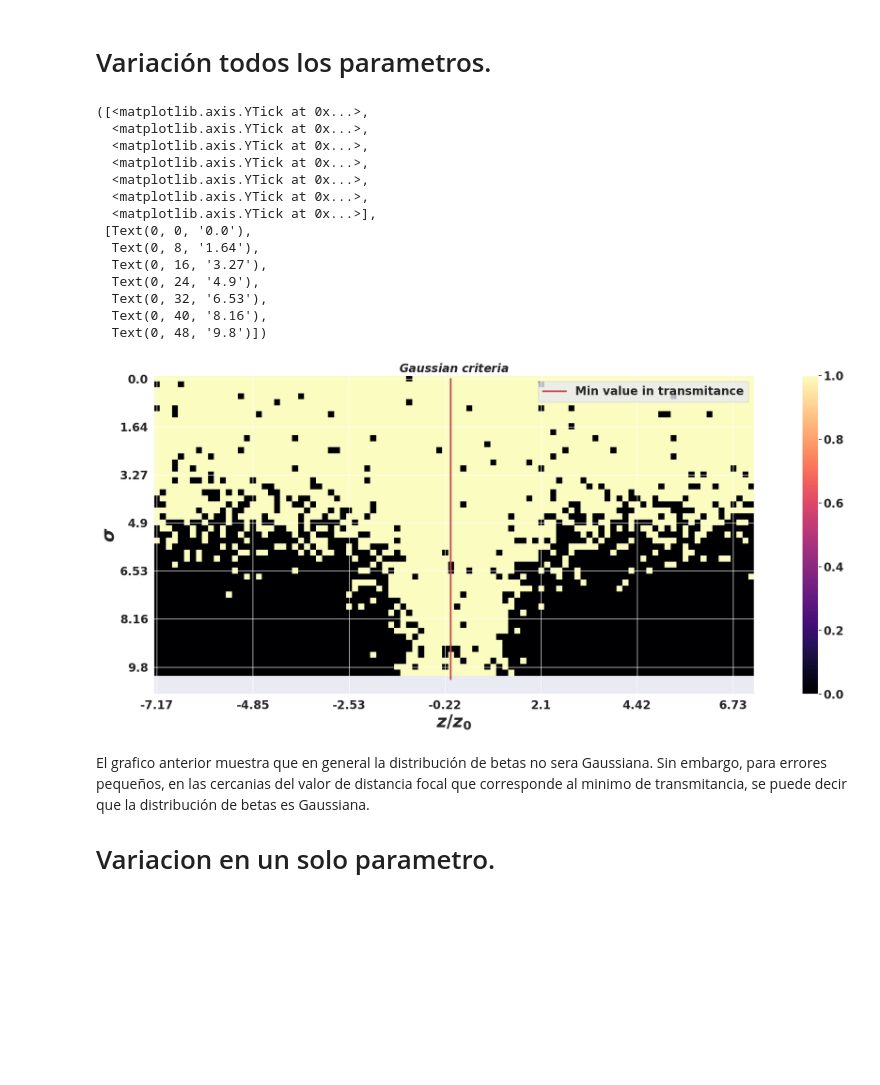
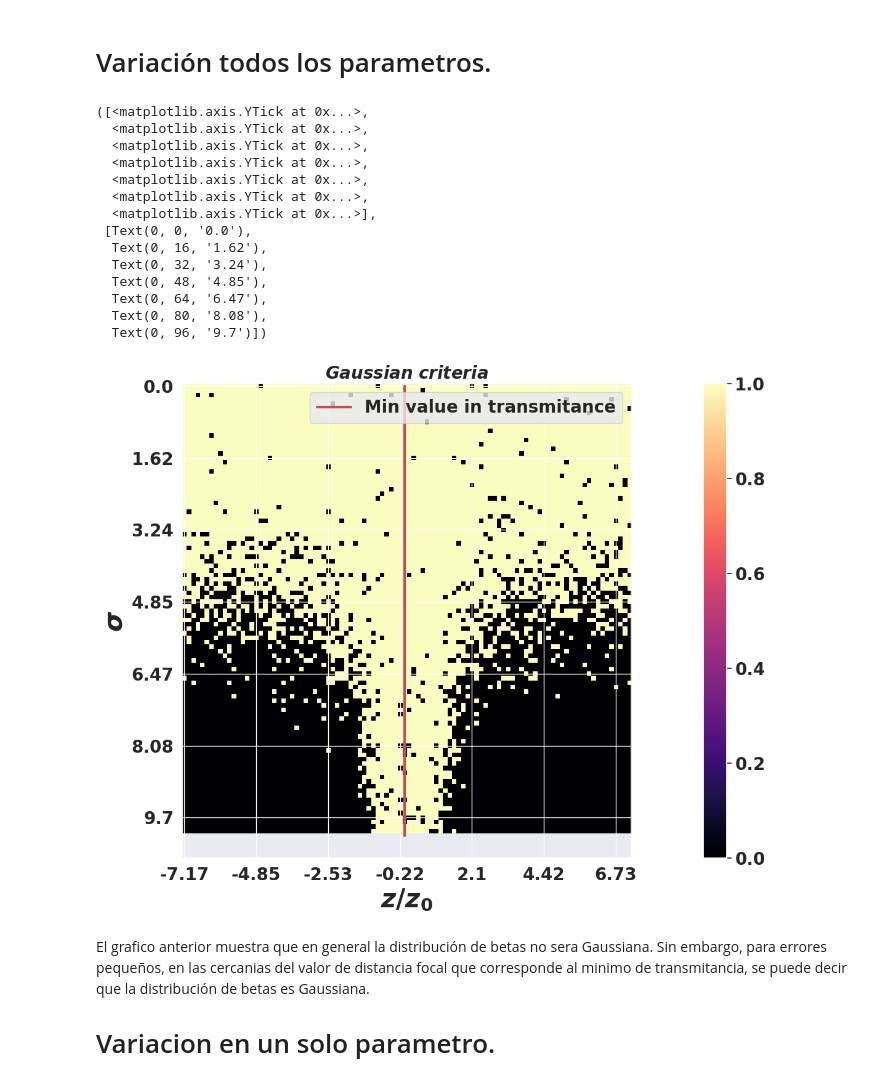
Before and after one commit to EstebanM-98/University_codes, a Jupyter notebook: TPA/ver_Gaussz.ipynb, the cells around one changed output. Cells and saved outputs as stored; diff of their text form; code cells hidden in the pictures; blank space fills up the shorter version.

```diff
--- a/TPA/ver_Gaussz.ipynb
+++ b/TPA/ver_Gaussz.ipynb
@@ -112,7 +112,7 @@ wl =790e-9 #central wavelength in (m)
 D = 2e-3 # beam diameter in (m)
 focal =15e-2 # Distance EFTL-sample (m)a
 Cf = 1.36 # beam correction coeff
-alfa = 2.64e-1 # linear absorption in (1/m)
+alfa = 2.6e-1 # linear absorption in (1/m)
 R =0.33 # reflection percentage
 freq = 90.6e6#Frecuencia en HZ
 w0 = 2.0*wl*focal*Cf/(np.pi*D) # beam waist
@@ -176,12 +176,12 @@ def dist_betas(N,desv,k,par):
 
         L_f = np.random.normal(L,L*er_L,1) # # thickness in (m).
         Pavg_f = np.random.normal(Pavg,Pavg*er_P,1) # Average power in (W)
-        Tp_f = abs(np.random.normal(Tp,Tp*er_T,1)) # Pulse width FWHM in (s). sech
+        Tp_f = np.random.normal(Tp,Tp*er_T,1) # Pulse width FWHM in (s). sech
         wl_f = np.random.normal(wl,wl*er_wl,1) #central wavelength in (m)
         D_f = np.random.normal(D,D*er_D,1) # beam diameter in (m)
         z_f = np.random.normal(z[k],abs(z[k])*er_z,1) # EFTL-sample distance (m)
         Cf_f = np.random.normal(Cf,Cf*er_Cf,1) # Beam correction factor
-        alfa_f =  abs(np.random.normal(alfa,alfa*er_a,1)) #linear absorption (1/m)
+        alfa_f = (np.random.normal(alfa,alfa*er_a,1)) #linear absorption (1/m)
         R_f = np.random.normal(R,R*er_R,1) # Reflectance
         freq_f = np.random.normal(freq,freq*er_freq,1) # Reflectance
         trans_f= np.random.normal(trans,abs(trans)*er_trans,1)
@@ -240,7 +240,7 @@ Nuestro proposito a continuación es verificar en general para que valores de er
 # %%
 beta_med=[]
 beta_sig=[]
-er_r=np.linspace(0.005,10,50) #Porcentaje de error
+er_r=np.linspace(0.005,10,100) #Porcentaje de error
 final=np.zeros((len(er_r),len(z)))
 
 for k in range(len(z)):
@@ -253,46 +253,46 @@ for k in range(len(z)):
 # %%
 fig = plt.figure(figsize=(30,10))
 
-er_r=np.linspace(0.005,10,50) #Porcentaje de error
+er_r=np.linspace(0.005,10,100) #Porcentaje de error
 matplotlib.rc('xtick', labelsize=20)
 matplotlib.rc('ytick', labelsize=20)
 plt.imshow(final, cmap='magma')
 plt.plot([index,index],[len(er_r),0],'r',lw=3,label='Min value in transmitance')
 plt.ylabel('$\sigma$ ',fontsize=30)
 plt.xlabel('$z/z_0$',fontsize=30)
 plt.title('$Gaussian$ $criteria$',fontsize=20)
 plt.legend(fontsize=20)
 plt.colorbar()
 
 nx = z.shape[0]
 no_labels = 7 # how many labels to see on axis x
 step_x = int(nx / (no_labels - 1)) # step between consecutive labels
 x_positions = np.arange(0,nx,step_x) # pixel count at label position
 x_labels = np.round((z/z0)[::step_x],2) # labels you want to see
 plt.xticks(x_positions, np.sort(x_labels),fontsize=20)
 
 ny = er_r.shape[0]
 no_labels = 7 # how many labels to see on axis x
 step_y = int(ny / (no_labels - 1)) # step between consecutive labels
 y_positions = np.arange(0,ny,step_y) # pixel count at label position
 y_labels = np.round(er_r[::step_y],2) # labels you want to see
 plt.yticks(y_positions, np.sort(y_labels),fontsize=20)
 # %% [output]
 ([<matplotlib.axis.YTick at 0x...>,
   <matplotlib.axis.YTick at 0x...>,
   <matplotlib.axis.YTick at 0x...>,
   <matplotlib.axis.YTick at 0x...>,
   <matplotlib.axis.YTick at 0x...>,
   <matplotlib.axis.YTick at 0x...>,
   <matplotlib.axis.YTick at 0x...>],
  [Text(0, 0, '0.0'),
-  Text(0, 8, '1.64'),
-  Text(0, 16, '3.27'),
-  Text(0, 24, '4.9'),
-  Text(0, 32, '6.53'),
-  Text(0, 40, '8.16'),
-  Text(0, 48, '9.8')])
+  Text(0, 16, '1.62'),
+  Text(0, 32, '3.24'),
+  Text(0, 48, '4.85'),
+  Text(0, 64, '6.47'),
+  Text(0, 80, '8.08'),
+  Text(0, 96, '9.7')])
-[figure, old version]
+[figure, new version]
 # %% [markdown]
 El grafico anterior muestra que en general la distribución de betas no sera Gaussiana. Sin embargo, para errores pequeños, en las cercanias del valor de distancia focal que corresponde al minimo de transmitancia, se puede decir que la distribución de betas es Gaussiana.
 
```
Also changed, not shown: parts of 7 cells of this notebook, 2 other files.
